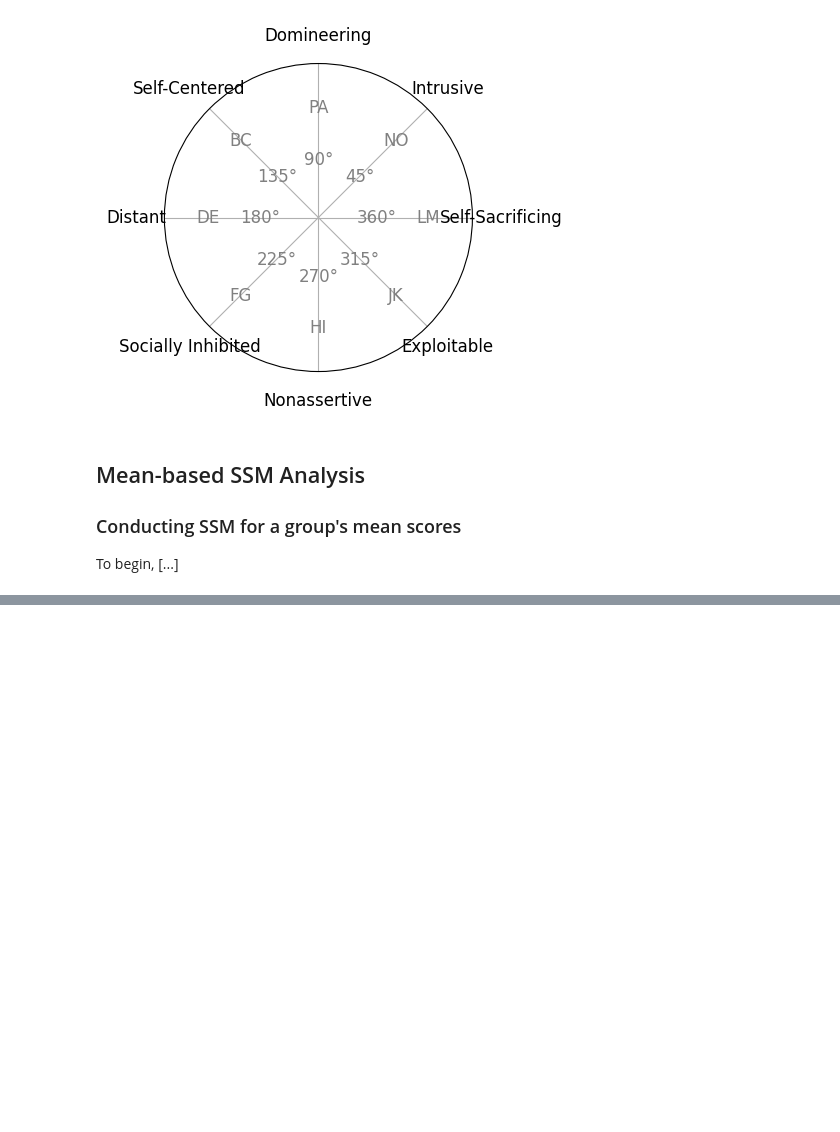
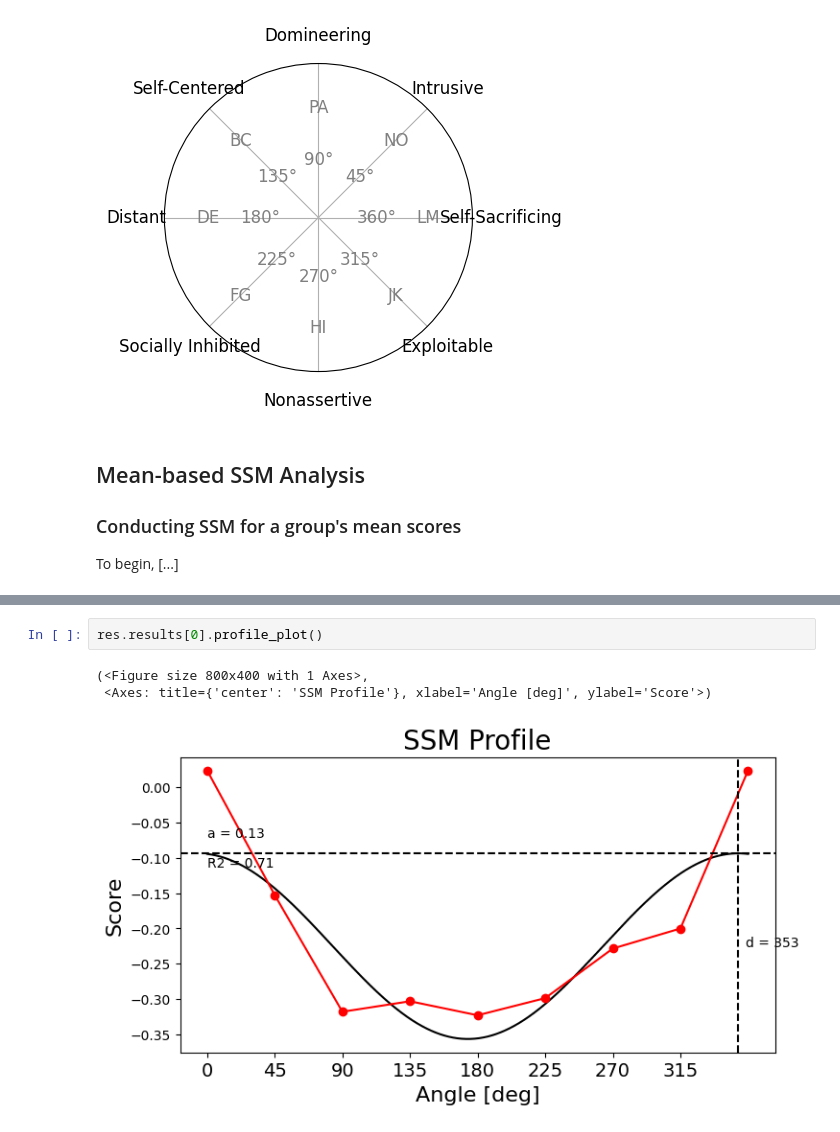
Before and after one commit to MitchellAcoustics/circumplex, a Jupyter notebook: docs/tutorials/Intro_to_SSM_Analysis.ipynb, the cells around one changed output, grey strips where cells are left out. Cells and saved outputs as stored; diff of their text form; blank space fills up the shorter version.

```diff
--- a/docs/tutorials/Intro_to_SSM_Analysis.ipynb
+++ b/docs/tutorials/Intro_to_SSM_Analysis.ipynb
@@ -151,0 +200,6 @@ iipsc = circumplex.instrument.load_instrument('IIPSC')
+# %%
+res.results[0].profile_plot()
+# %% [output]
+(<Figure size 800x400 with 1 Axes>,
+ <Axes: title={'center': 'SSM Profile'}, xlabel='Angle [deg]', ylabel='Score'>)
+[figure, added]
```
Also changed, not shown: parts of 6 cells of this notebook, 5 other files.
